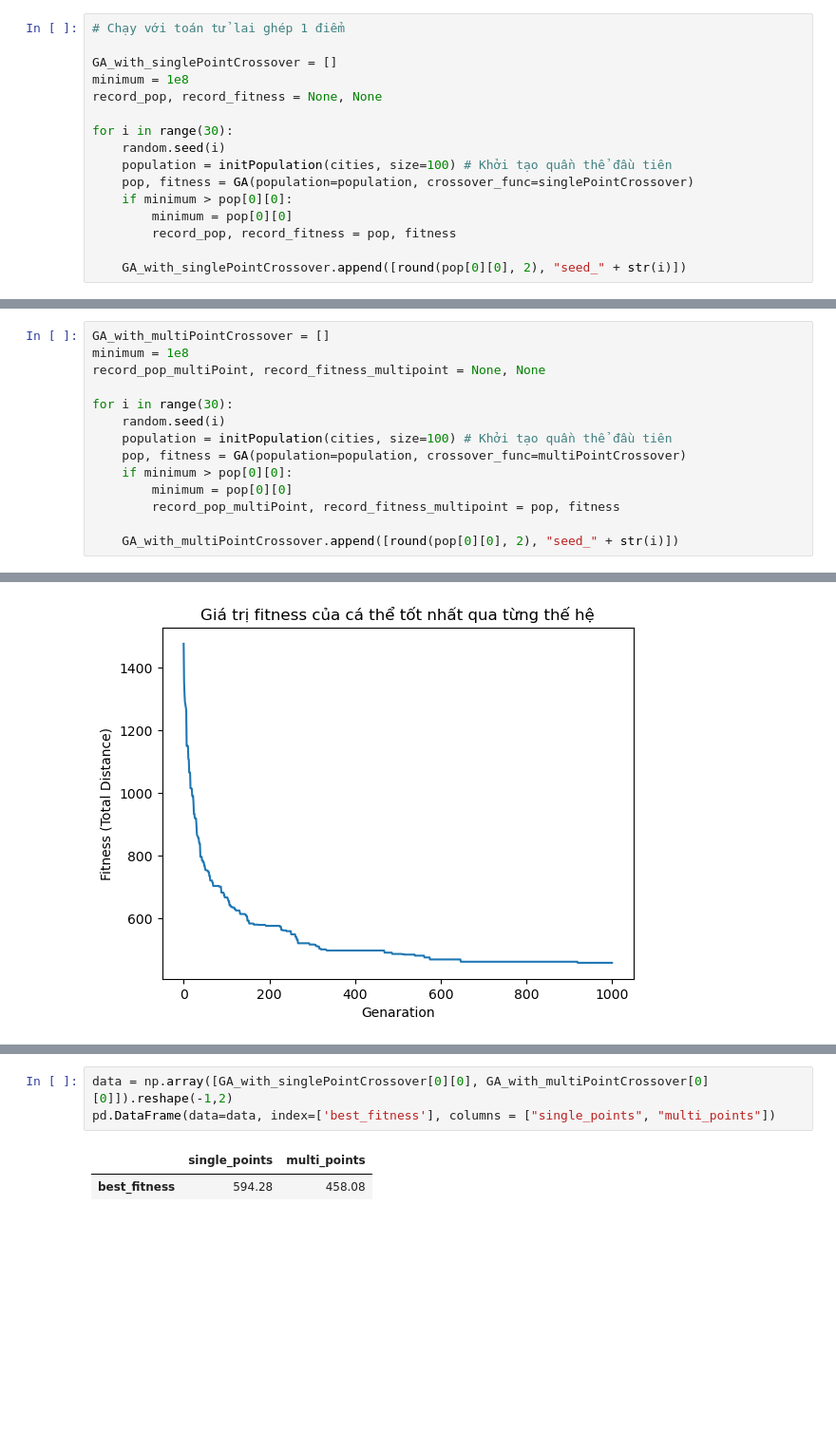
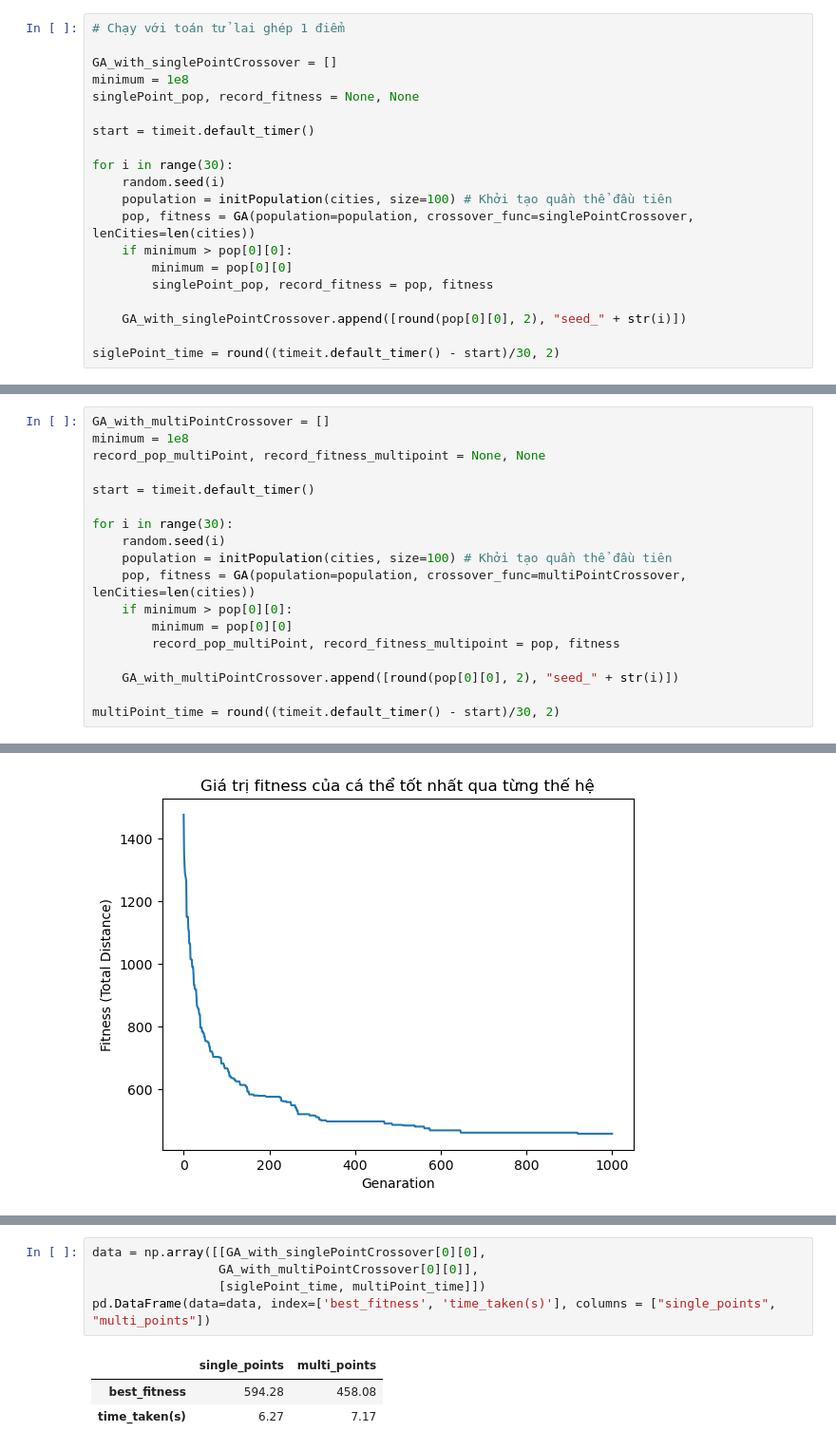
Before and after one commit to nguyenhoanganh2002/TSP-problem-using-Genetic-Algorithms, a Jupyter notebook: tsp-using-ga.ipynb, the cells around one changed output, grey strips where cells are left out. Shown at 95% size. Cells and saved outputs as stored; diff of their text form; blank space fills up the shorter version.

```diff
--- a/tsp-using-ga.ipynb
+++ b/tsp-using-ga.ipynb
@@ -214,17 +289,21 @@ cities, dis_mat = getDistance(path="/kaggle/input/tsp51cities/TSP51.txt", ftype=
 
 GA_with_singlePointCrossover = []
 minimum = 1e8
-record_pop, record_fitness = None, None
+singlePoint_pop, record_fitness = None, None
+
+start = timeit.default_timer()
 
 for i in range(30):
     random.seed(i)
     population = initPopulation(cities, size=100) # Khởi tạo quần thể đầu tiên
-    pop, fitness = GA(population=population, crossover_func=singlePointCrossover)
+    pop, fitness = GA(population=population, crossover_func=singlePointCrossover, lenCities=len(cities))
     if minimum > pop[0][0]:
         minimum = pop[0][0]
-        record_pop, record_fitness = pop, fitness
+        singlePoint_pop, record_fitness = pop, fitness
 
     GA_with_singlePointCrossover.append([round(pop[0][0], 2), "seed_" + str(i)])
+
+siglePoint_time = round((timeit.default_timer() - start)/30, 2)
 # %%
 # Giá trị fitness tốt nhất trên từng random_seed
 GA_with_singlePointCrossover = np.array(sorted(GA_with_singlePointCrossover))
@@ -262,15 +334,19 @@ GA_with_multiPointCrossover = []
 minimum = 1e8
 record_pop_multiPoint, record_fitness_multipoint = None, None
 
+start = timeit.default_timer()
+
 for i in range(30):
     random.seed(i)
     population = initPopulation(cities, size=100) # Khởi tạo quần thể đầu tiên
-    pop, fitness = GA(population=population, crossover_func=multiPointCrossover)
+    pop, fitness = GA(population=population, crossover_func=multiPointCrossover, lenCities=len(cities))
     if minimum > pop[0][0]:
         minimum = pop[0][0]
         record_pop_multiPoint, record_fitness_multipoint = pop, fitness
 
     GA_with_multiPointCrossover.append([round(pop[0][0], 2), "seed_" + str(i)])
+
+multiPoint_time = round((timeit.default_timer() - start)/30, 2)
 # %%
 # Giá trị fitness tốt nhất trên từng random_seed
 GA_with_multiPointCrossover = np.array(sorted(GA_with_multiPointCrossover))
@@ -306,6 +375,9 @@ plt.show()
 # %%
-data = np.array([GA_with_singlePointCrossover[0][0], GA_with_multiPointCrossover[0][0]]).reshape(-1,2)
-pd.DataFrame(data=data, index=['best_fitness'], columns = ["single_points", "multi_points"])
+data = np.array([[GA_with_singlePointCrossover[0][0],
+                 GA_with_multiPointCrossover[0][0]],
+                 [siglePoint_time, multiPoint_time]])
+pd.DataFrame(data=data, index=['best_fitness', 'time_taken(s)'], columns = ["single_points", "multi_points"])
 # %% [output]
 |  | single_points | multi_points |
 | best_fitness | 594.28 | 458.08 |
+| time_taken(s) | 6.27 | 7.17 |
```
Also changed, not shown: parts of 8 cells of this notebook.
